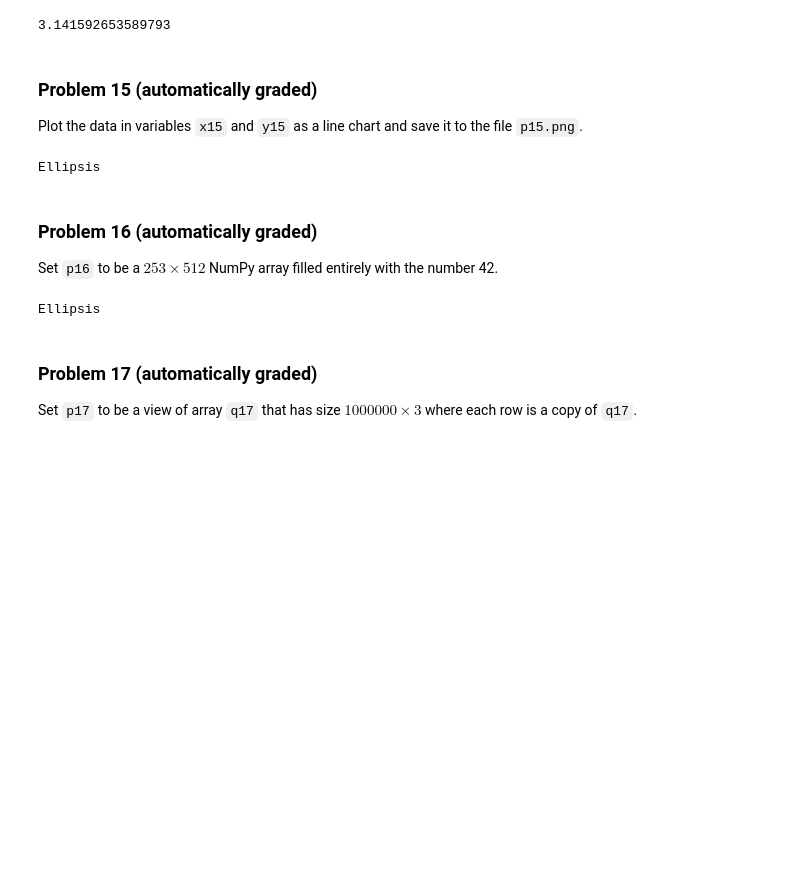
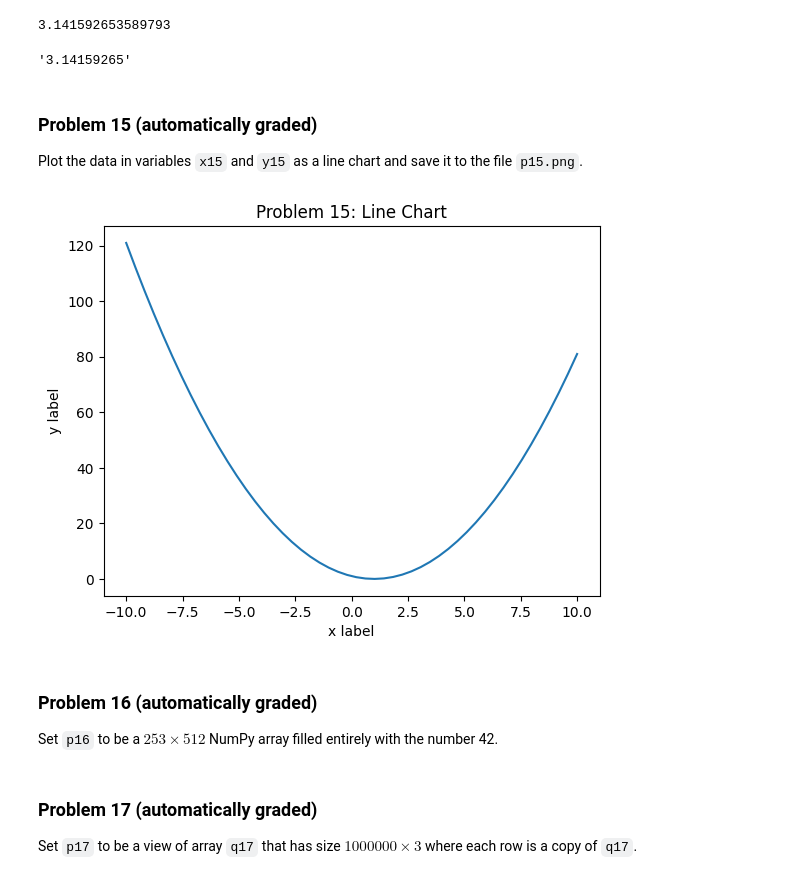
Before and after one commit to kmdavis2/dx602-homework-10, a Jupyter notebook: homework.ipynb, the cells around one changed output. Saved outputs shown, nothing was run; the diff lists cells and outputs as text; code cells hidden in the pictures; blank space fills up the shorter version.

```diff
--- a/homework.ipynb
+++ b/homework.ipynb
@@ -274,7 +282,10 @@ q14
 # %%
 # YOUR CHANGES HERE
 
-p14 = ...
+p14 = format(q14, ".8f")
+p14
+# %% [output]
+'3.14159265'
 # %% [markdown]
 ### Problem 15 (automatically graded)
 
@@ -284,12 +295,16 @@ Plot the data in variables `x15` and `y15` as a line chart and save it to the fi
 
 x15 = np.linspace(-10, 10)
 y15 = x15 ** 2 - 2 * x15 + 1
-# %%
-# YOUR CHANGES HERE
-
-...
-# %% [output]
-Ellipsis
+# %%
+# YOUR CHANGES HERE
+
+plt.plot(x15, y15)
+plt.xlabel("x label")
+plt.ylabel("y label")
+plt.title("Problem 15: Line Chart")
+plt.savefig("p15.png", dpi=300)
+# %% [output]
+[figure, added]
 # %% [markdown]
 ### Problem 16 (automatically graded)
 
@@ -297,9 +312,7 @@ Set `p16` to be a $253 \times 512$ NumPy array filled entirely with the number 4
 # %%
 # YOUR CHANGES HERE
 
-...
+p16 = np.full((253,512), 42)
-# %% [output]
-Ellipsis
 # %% [markdown]
 ### Problem 17 (automatically graded)
 
```
Also changed, not shown: parts of 10 cells of this notebook, 1 other file.
